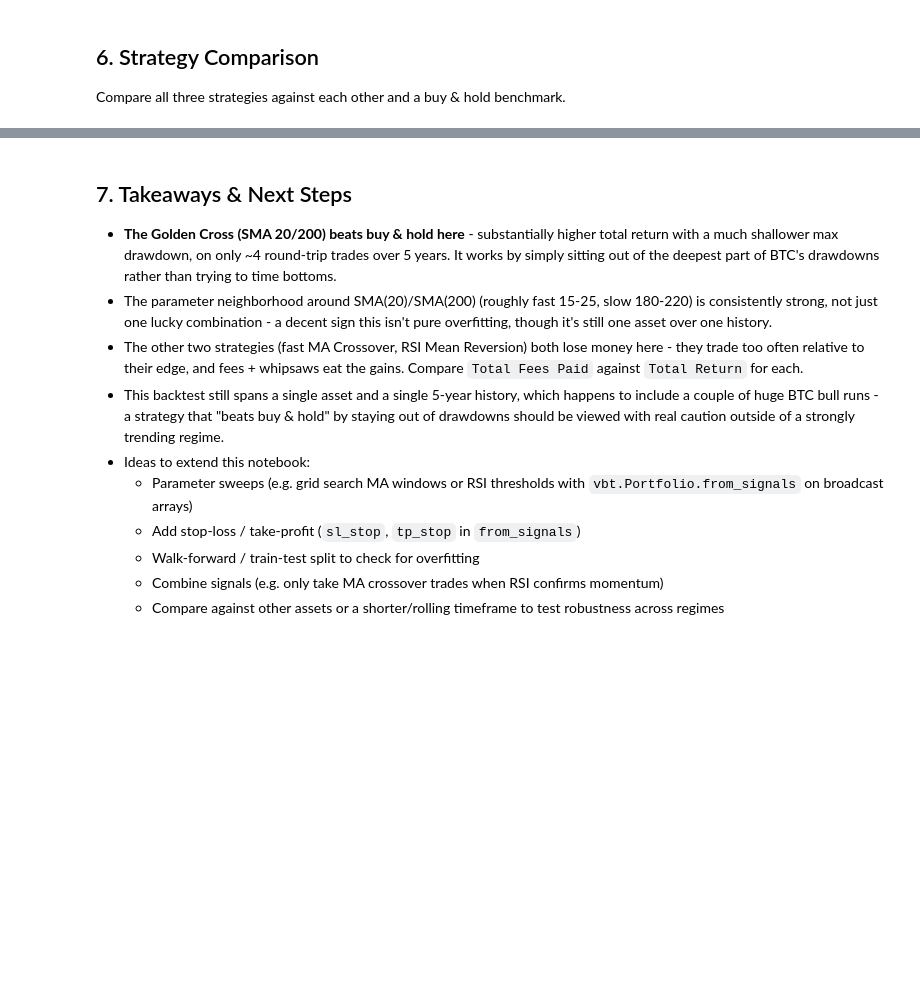
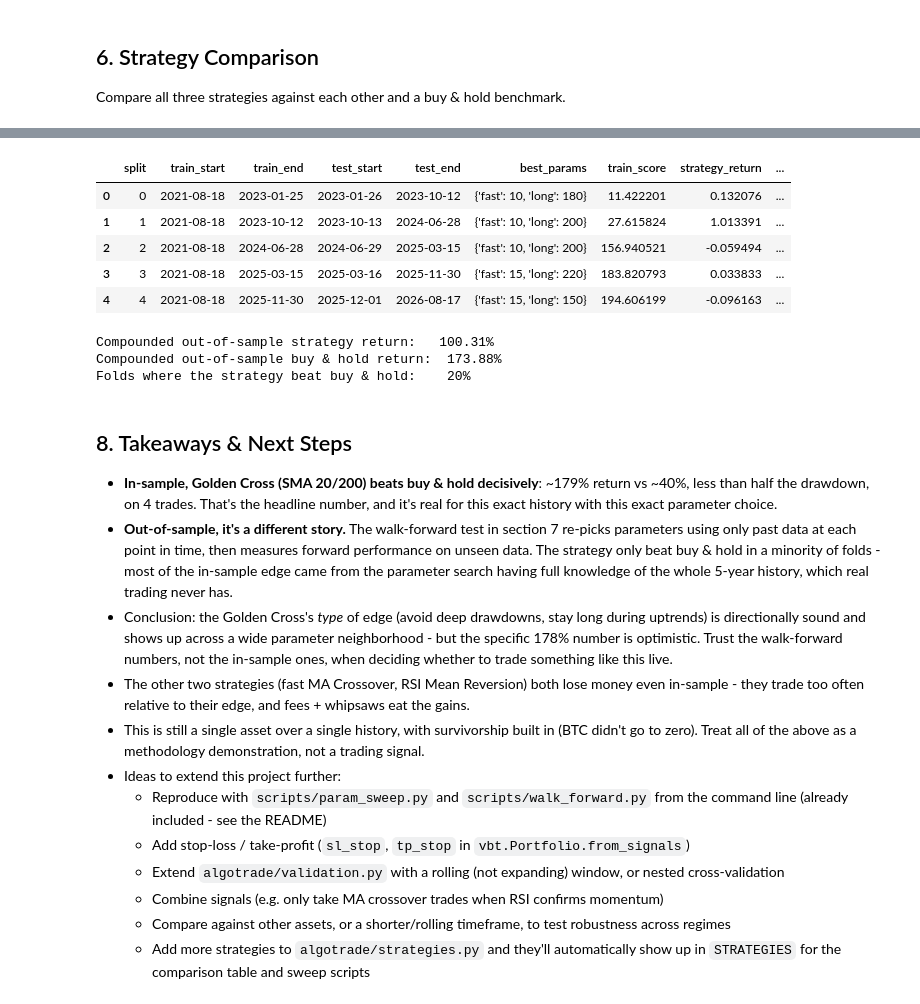
Before and after one commit to kashstar/AlgoTrade, a Jupyter notebook: notebooks/main.ipynb, the cells around one changed output, grey strips where cells are left out. Cells and saved outputs as stored; diff of their text form; code cells hidden in the pictures; blank space fills up the shorter version.

```diff
--- a/main.ipynb
+++ b/notebooks/main.ipynb
@@ -237,13 +205,51 @@ comparison["Total Return [%]"].vbt.barplot(
+# %%
+param_grid = [
+    {"fast": f, "long": l}
+    for f in [10, 15, 20, 25, 30]
+    for l in [150, 180, 200, 220]
+    if f < l
+]
+
+wf_result = walk_forward_evaluate(
+    close, golden_cross_signals, param_grid,
+    n_splits=5, select_metric="total_return",
+    init_cash=INIT_CASH, fees=FEES, freq=FREQ,
+)
+
+wf_result.to_frame()
+# %% [output]
+|  | split | train_start | train_end | test_start | test_end | best_params | train_score | strategy_return | ... |
+| 0 | 0 | 2021-08-18 | 2023-01-25 | 2023-01-26 | 2023-10-12 | {'fast': 10, 'long': 180} | 11.422201 | 0.132076 | ... |
+| 1 | 1 | 2021-08-18 | 2023-10-12 | 2023-10-13 | 2024-06-28 | {'fast': 10, 'long': 200} | 27.615824 | 1.013391 | ... |
+| 2 | 2 | 2021-08-18 | 2024-06-28 | 2024-06-29 | 2025-03-15 | {'fast': 10, 'long': 200} | 156.940521 | -0.059494 | ... |
+| 3 | 3 | 2021-08-18 | 2025-03-15 | 2025-03-16 | 2025-11-30 | {'fast': 15, 'long': 220} | 183.820793 | 0.033833 | ... |
+| 4 | 4 | 2021-08-18 | 2025-11-30 | 2025-12-01 | 2026-08-17 | {'fast': 15, 'long': 150} | 194.606199 | -0.096163 | ... |
+# %%
+print(f"Compounded out-of-sample strategy return:   {wf_result.compounded_strategy_return * 100:.2f}%")
+print(f"Compounded out-of-sample buy & hold return:  {wf_result.compounded_benchmark_return * 100:.2f}%")
+print(f"Folds where the strategy beat buy & hold:    {wf_result.win_rate * 100:.0f}%")
+
+fold_returns = wf_result.to_frame().set_index("split")[["strategy_return", "benchmark_return"]] * 100
+fold_returns.columns = ["Golden Cross (OOS)", "Buy & Hold"]
+fold_returns.vbt.barplot(
+    trace_kwargs=[dict(marker_color="#2a9d8f"), dict(marker_color="#888888")],
+).update_layout(title="Out-of-Sample Return per Fold", yaxis_title="Return [%]", xaxis_title="Fold").show()
+# %% [output]
+Compounded out-of-sample strategy return:   100.31%
+Compounded out-of-sample buy & hold return:  173.88%
+Folds where the strategy beat buy & hold:    20%
 # %% [markdown]
-## 7. Takeaways & Next Steps
+## 8. Takeaways & Next Steps
 
-- **The Golden Cross (SMA 20/200) beats buy & hold here** - substantially higher total return with a much shallower max drawdown, on only ~4 round-trip trades over 5 years. It works by simply sitting out of the deepest part of BTC's drawdowns rather than trying to time bottoms.
-- The parameter neighborhood around SMA(20)/SMA(200) (roughly fast 15-25, slow 180-220) is consistently strong, not just one lucky combination - a decent sign this isn't pure overfitting, though it's still one asset over one history.
-- The other two strategies (fast MA Crossover, RSI Mean Reversion) both lose money here - they trade too often relative to their edge, and fees + whipsaws eat the gains. Compare `Total Fees Paid` against `Total Return` for each.
-- This backtest still spans a single asset and a single 5-year history, which happens to include a couple of huge BTC bull runs - a strategy that "beats buy & hold" by staying out of drawdowns should be viewed with real caution outside of a strongly trending regime.
-- Ideas to extend this notebook:
-  - Parameter sweeps (e.g. grid search MA windows or RSI thresholds with `vbt.Portfolio.from_signals` on broadcast arrays)
-  - Add stop-loss / take-profit (`sl_stop`, `tp_stop` in `from_signals`)
-  - Walk-forward / train-test split to check for overfitting
+- **In-sample, Golden Cross (SMA 20/200) beats buy & hold decisively**: ~179% return vs ~40%, less than half the drawdown, on 4 trades. That's the headline number, and it's real for this exact history with this exact parameter choice.
+- **Out-of-sample, it's a different story.** The walk-forward test in section 7 re-picks parameters using only past data at each point in time, then measures forward performance on unseen data. The strategy only beat buy & hold in a minority of folds - most of the in-sample edge came from the parameter search having full knowledge of the whole 5-year history, which real trading never has.
+- Conclusion: the Golden Cross's *type* of edge (avoid deep drawdowns, stay long during uptrends) is directionally sound and shows up across a wide parameter neighborhood - but the specific 178% number is optimistic. Trust the walk-forward numbers, not the in-sample ones, when deciding whether to trade something like this live.
+- The other two strategies (fast MA Crossover, RSI Mean Reversion) both lose money even in-sample - they trade too often relative to their edge, and fees + whipsaws eat the gains.
+- This is still a single asset over a single history, with survivorship built in (BTC didn't go to zero). Treat all of the above as a methodology demonstration, not a trading signal.
+- Ideas to extend this project further:
+  - Reproduce with `scripts/param_sweep.py` and `scripts/walk_forward.py` from the command line (already included - see the README)
+  - Add stop-loss / take-profit (`sl_stop`, `tp_stop` in `vbt.Portfolio.from_signals`)
+  - Extend `algotrade/validation.py` with a rolling (not expanding) window, or nested cross-validation
   - Combine signals (e.g. only take MA crossover trades when RSI confirms momentum)
-  - Compare against other assets or a shorter/rolling timeframe to test robustness across regimes
+  - Compare against other assets, or a shorter/rolling timeframe, to test robustness across regimes
+  - Add more strategies to `algotrade/strategies.py` and they'll automatically show up in `STRATEGIES` for the comparison table and sweep scripts
```
Also changed, not shown: parts of 10 cells of this notebook, 21 other files.
